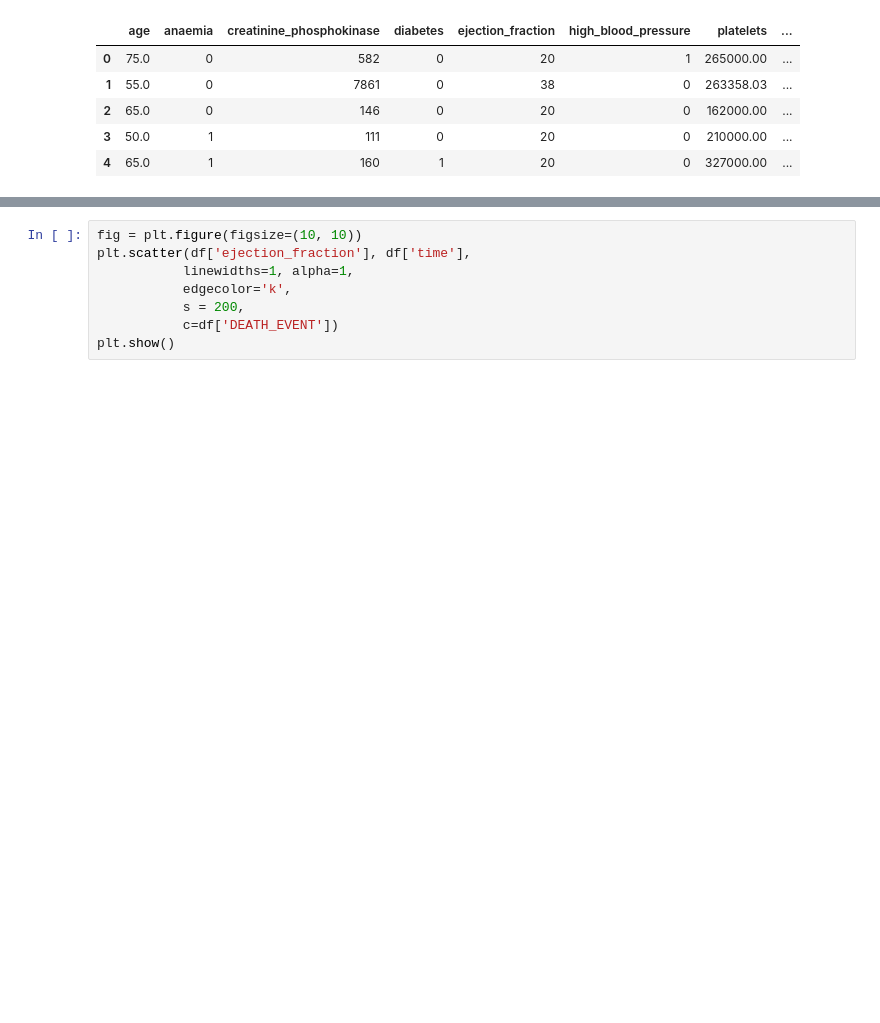
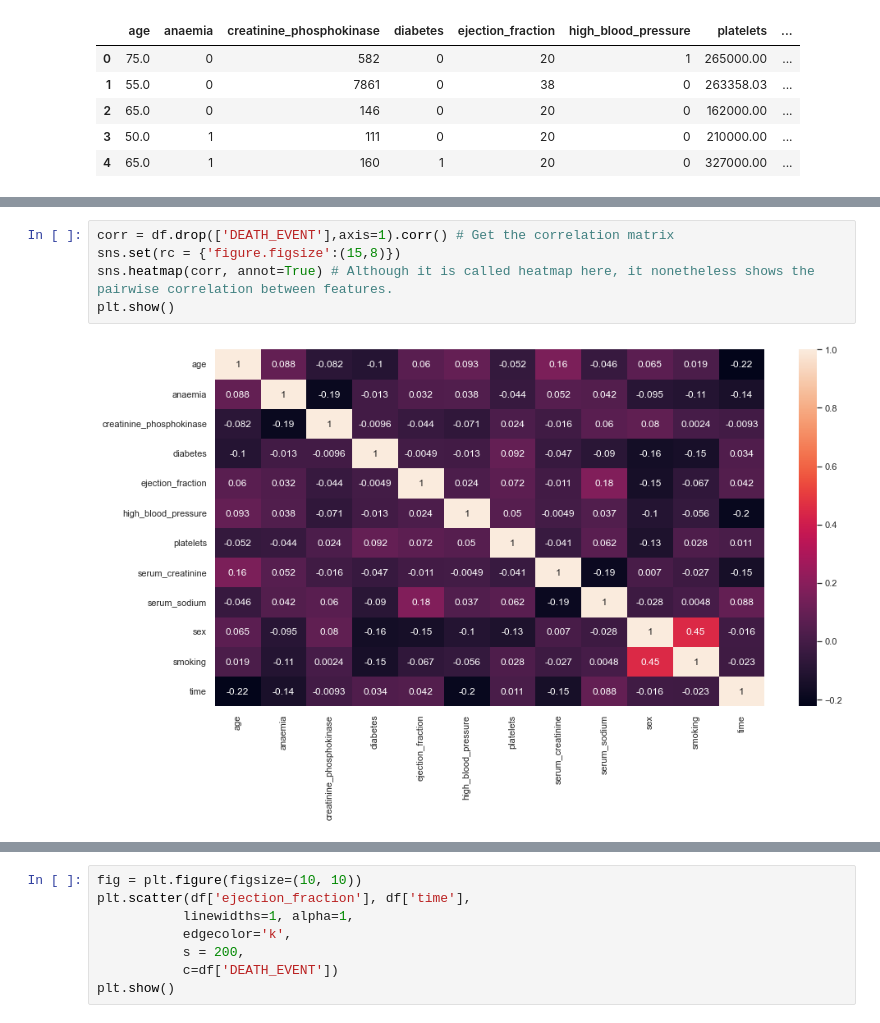
Before and after one commit to fcelya/info1998-project, a Jupyter notebook: final-project.ipynb, the cells around one changed output, grey strips where cells are left out. Cells and saved outputs as stored; diff of their text form; blank space fills up the shorter version.

```diff
--- a/final-project.ipynb
+++ b/final-project.ipynb
@@ -28,6 +28,13 @@ df.describe()
 | 50% | 60.000000 | 0.000000 | 250.000000 | 0.000000 | 38.000000 | 0.000000 | 262000.000000 | ... |
 | 75% | 70.000000 | 1.000000 | 582.000000 | 1.000000 | 45.000000 | 1.000000 | 303500.000000 | ... |
 | max | 95.000000 | 1.000000 | 7861.000000 | 1.000000 | 80.000000 | 1.000000 | 850000.000000 | ... |
+# %%
+corr = df.drop(['DEATH_EVENT'],axis=1).corr() # Get the correlation matrix
+sns.set(rc = {'figure.figsize':(15,8)})
+sns.heatmap(corr, annot=True) # Although it is called heatmap here, it nonetheless shows the pairwise correlation between features.
+plt.show()
+# %% [output]
+[figure, added]
 # %%
 sns.kdeplot(data=df[['age','DEATH_EVENT']],x='age',hue='DEATH_EVENT',multiple='fill')
 plt.xlim(df['age'].min(),df['age'].max())
```
Also changed, not shown: parts of 1 cell of this notebook.
